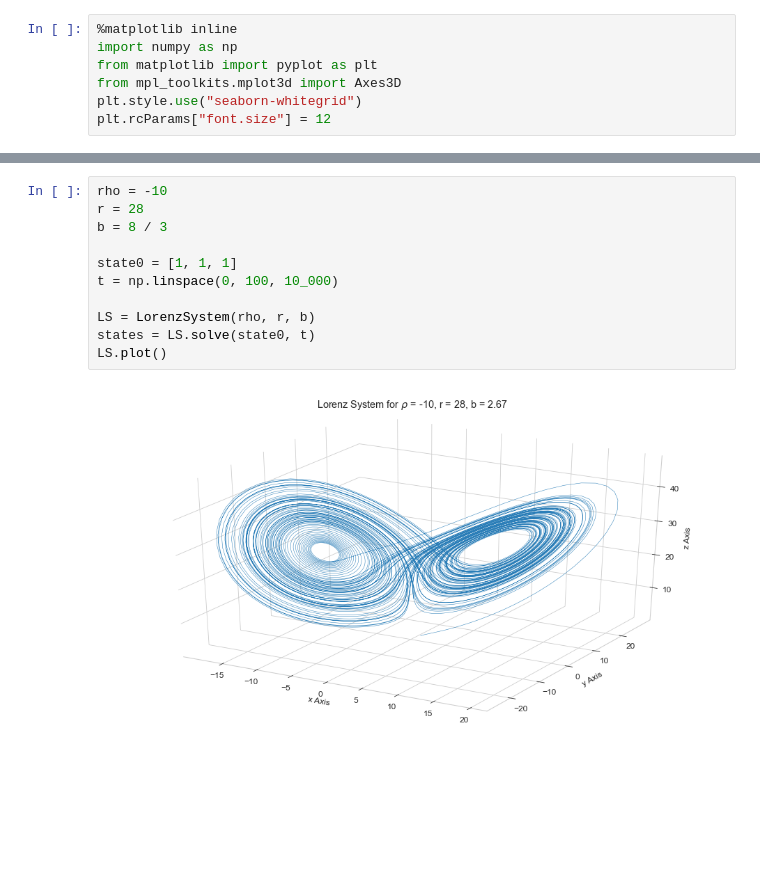
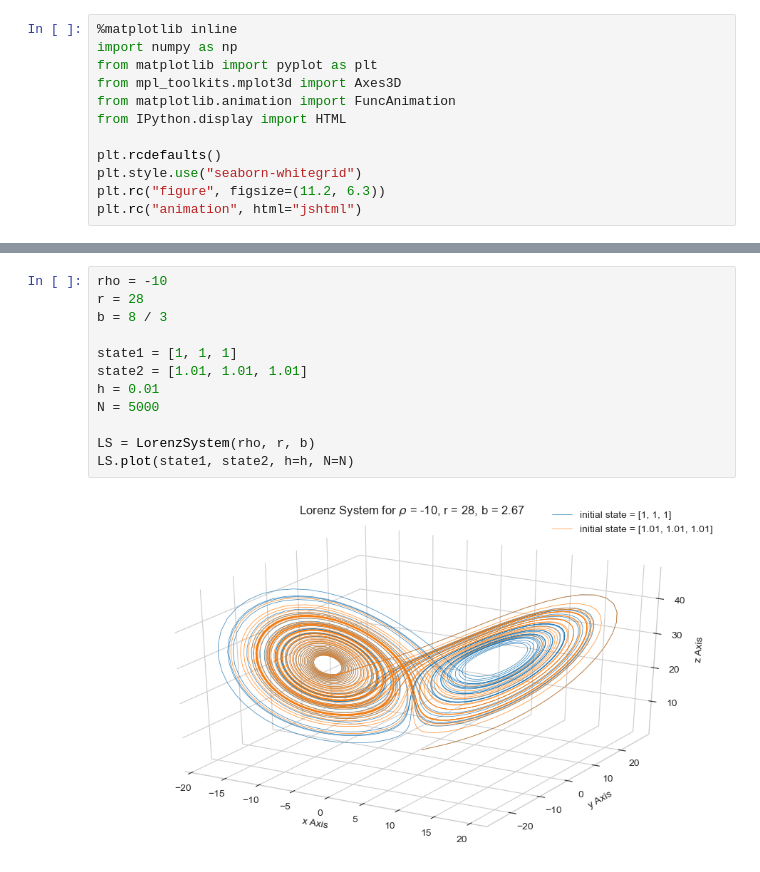
Before and after one commit to maxstollmayer/Lorenz-System-Project, a Jupyter notebook: Lorenz-System Notebook.ipynb, the cells around one changed output, grey strips where cells are left out. Cells and saved outputs as stored; diff of their text form; blank space fills up the shorter version.

```diff
--- a/Lorenz-System Notebook.ipynb
+++ b/Lorenz-System Notebook.ipynb
@@ -5,8 +39,13 @@
 import numpy as np
 from matplotlib import pyplot as plt
 from mpl_toolkits.mplot3d import Axes3D
+from matplotlib.animation import FuncAnimation
+from IPython.display import HTML
+
+plt.rcdefaults()
 plt.style.use("seaborn-whitegrid")
-plt.rcParams["font.size"] = 12
+plt.rc("figure", figsize=(11.2, 6.3))
+plt.rc("animation", html="jshtml")
 # %%
 class LorenzSystem:
 
@@ -93,13 +205,14 @@ class LorenzSystem:
 # %%
 rho = -10
 r = 28
 b = 8 / 3
 
-state0 = [1, 1, 1]
-t = np.linspace(0, 100, 10_000)
+state1 = [1, 1, 1]
+state2 = [1.01, 1.01, 1.01]
+h = 0.01
+N = 5000
 
 LS = LorenzSystem(rho, r, b)
-states = LS.solve(state0, t)
-LS.plot()
+LS.plot(state1, state2, h=h, N=N)
 # %% [output]
-[figure, old version]
+[figure, new version]
```
Also changed, not shown: parts of 11 cells of this notebook.
